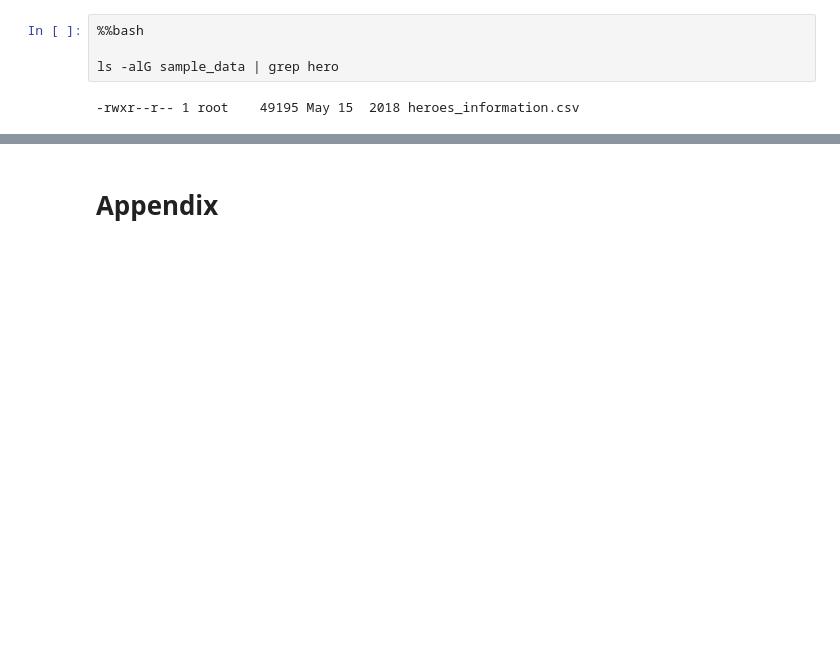
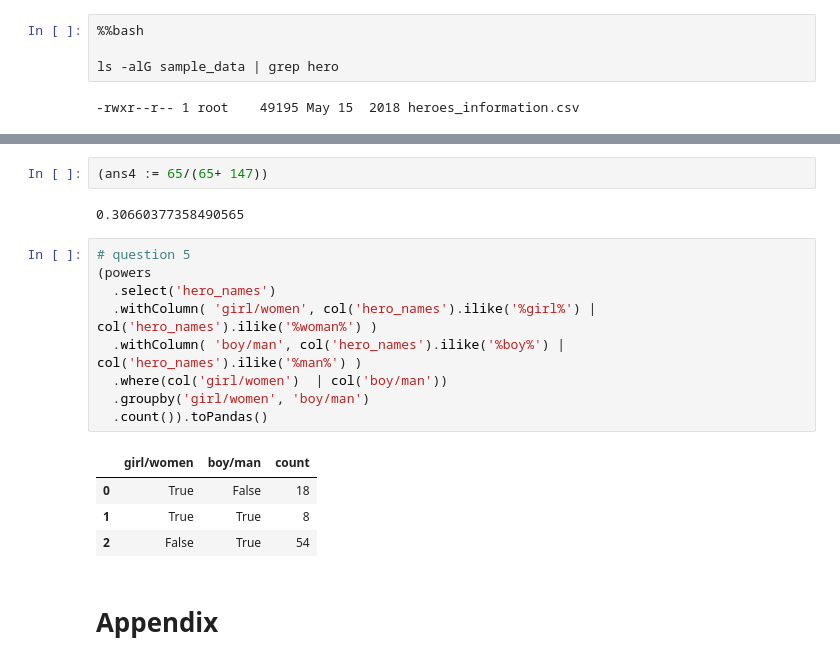
Before and after one commit to saronbantte/BreastCancer-Classifaction, a Jupyter notebook: 6_2_intro_to_pyspark_dataframes.ipynb, the cells around one changed output, grey strips where cells are left out. Cells and saved outputs as stored; diff of their text form; blank space fills up the shorter version.

```diff
--- a/6_2_intro_to_pyspark_dataframes.ipynb
+++ b/6_2_intro_to_pyspark_dataframes.ipynb
@@ -513,3 +593,21 @@ from pyspark.sql.types import BooleanType, StringType
+# %%
+(ans4 := 65/(65+ 147))
+# %% [output]
+0.30660377358490565
+# %%
+# question 5
+(powers
+  .select('hero_names')
+  .withColumn( 'girl/women', col('hero_names').ilike('%girl%') |  col('hero_names').ilike('%woman%') )
+  .withColumn( 'boy/man', col('hero_names').ilike('%boy%') |  col('hero_names').ilike('%man%') )
+  .where(col('girl/women')  | col('boy/man'))
+  .groupby('girl/women', 'boy/man')
+  .count()).toPandas()
+# %% [output]
+|  | girl/women | boy/man | count |
+| 0 | True | False | 18 |
+| 1 | True | True | 8 |
+| 2 | False | True | 54 |
 # %% [markdown]
 # Appendix
 # %% [markdown]
```
Also changed, not shown: parts of 12 cells of this notebook.
